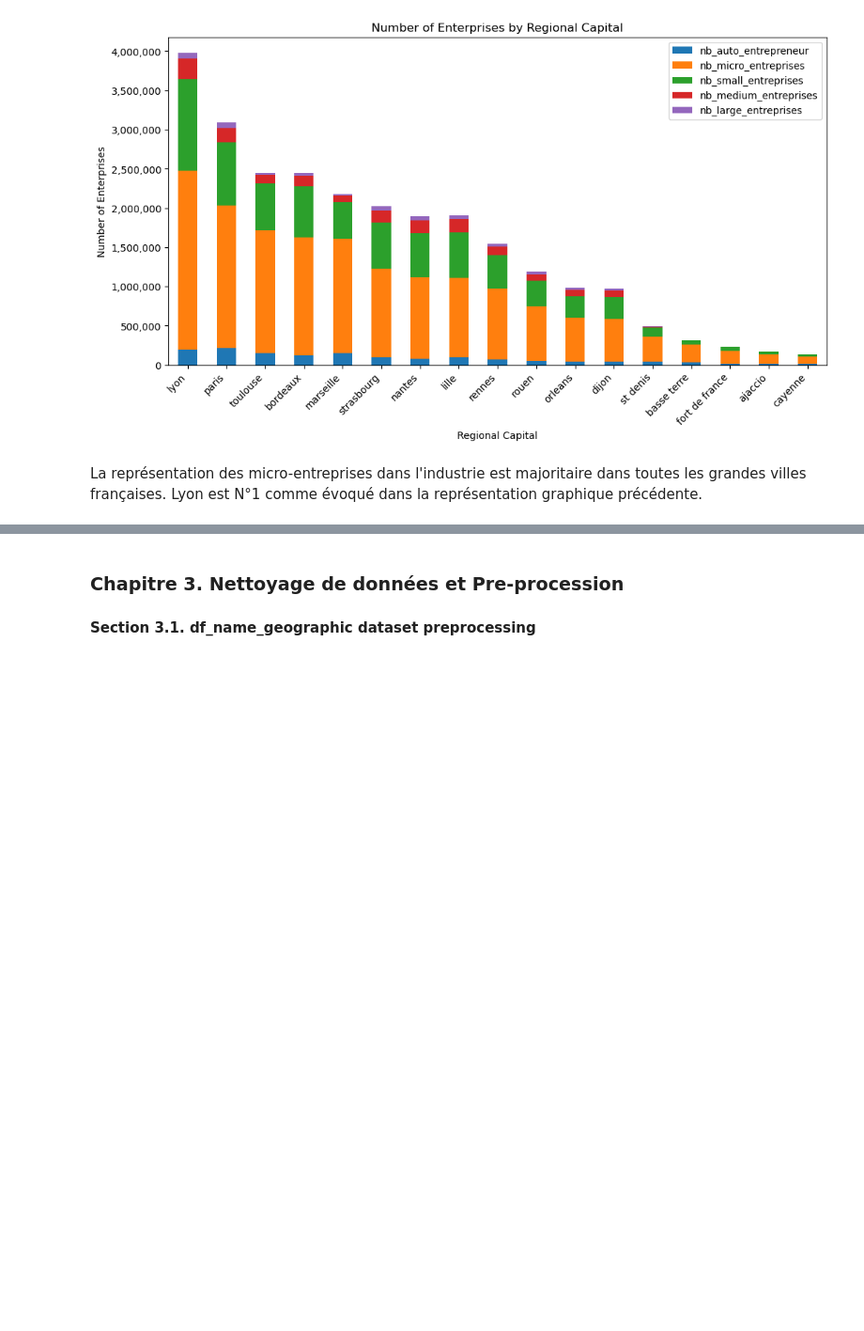
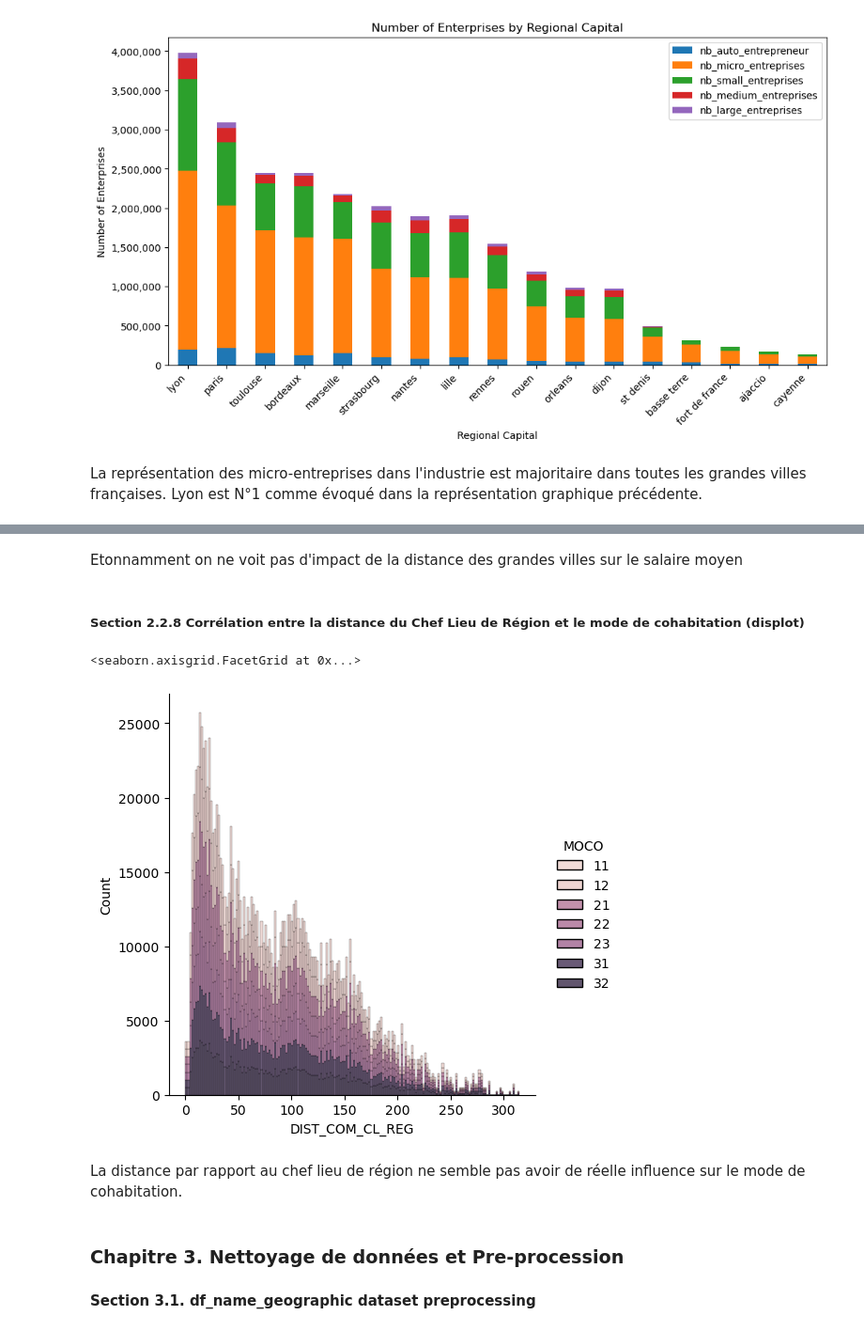
Before and after one commit to nkostiuk/french-industry, a Jupyter notebook: notebooks/Notebook_final-10-03-24.ipynb, the cells around one changed output, grey strips where cells are left out. Shown: that part at 94% size. Drawn from its saved outputs; the diff is of its cells as text; code cells hidden in the pictures; blank space fills up the shorter version.

```diff
--- a/notebooks/Notebook_final-10-03-24.ipynb
+++ b/notebooks/Notebook_final-10-03-24.ipynb
@@ -650,3 +663,15 @@ La représentation des micro-entreprises dans l'industrie est majoritaire dans t
+# %% [markdown]
+Etonnamment on ne voit pas d'impact de la distance des grandes villes sur le salaire moyen
+# %% [markdown]
+##### Section 2.2.8 Corrélation entre la distance du Chef Lieu de Région et le mode de cohabitation (displot) <a class="anchor" id="section_2_2_8"></a>
+# %%
+#Analysis of influence between Distance From ChefLieu_REG and Cohabitation Mode
+sns.displot(data=df_merge3, x="DIST_COM_CL_REG", hue="MOCO", multiple="stack")
+# %% [output]
+<seaborn.axisgrid.FacetGrid at 0x...>
+[figure, added]
+# %% [markdown]
+La distance par rapport au chef lieu de région ne semble pas avoir de réelle influence sur le mode de cohabitation.
 # %% [markdown]
 ### Chapitre 3. Nettoyage de données et Pre-procession  <a class="anchor" id="chapter3"></a>
 
```
Also changed, not shown: parts of 23 cells of this notebook, 1 other file.
